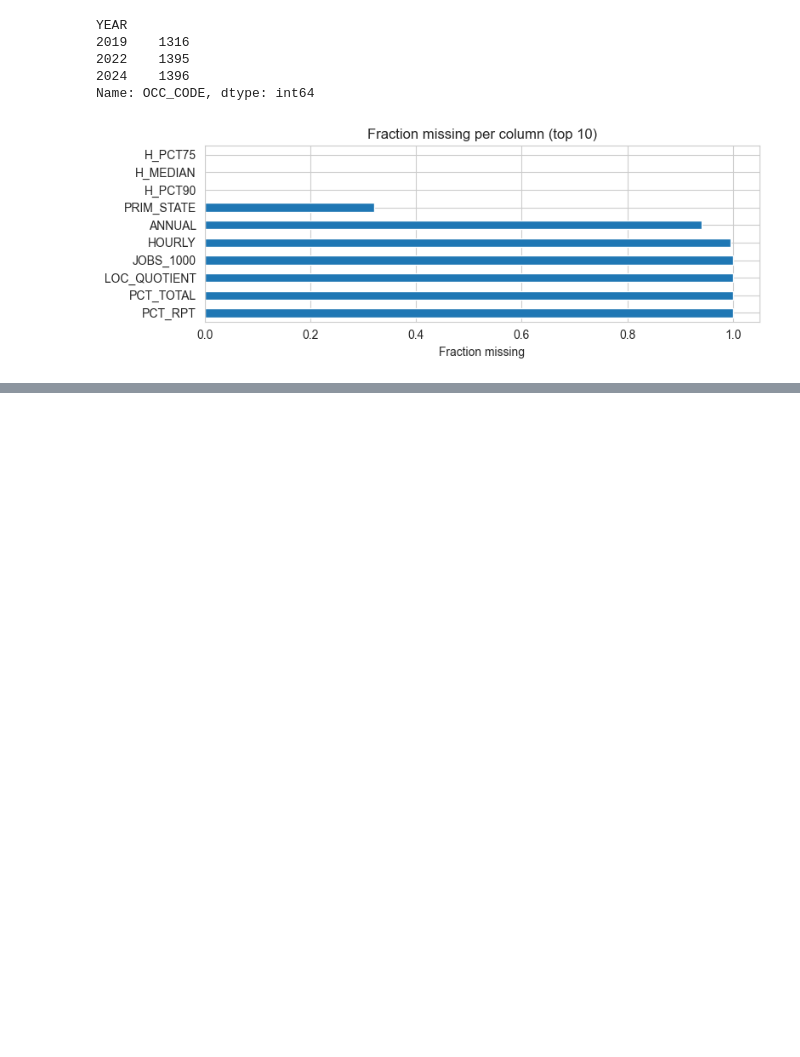
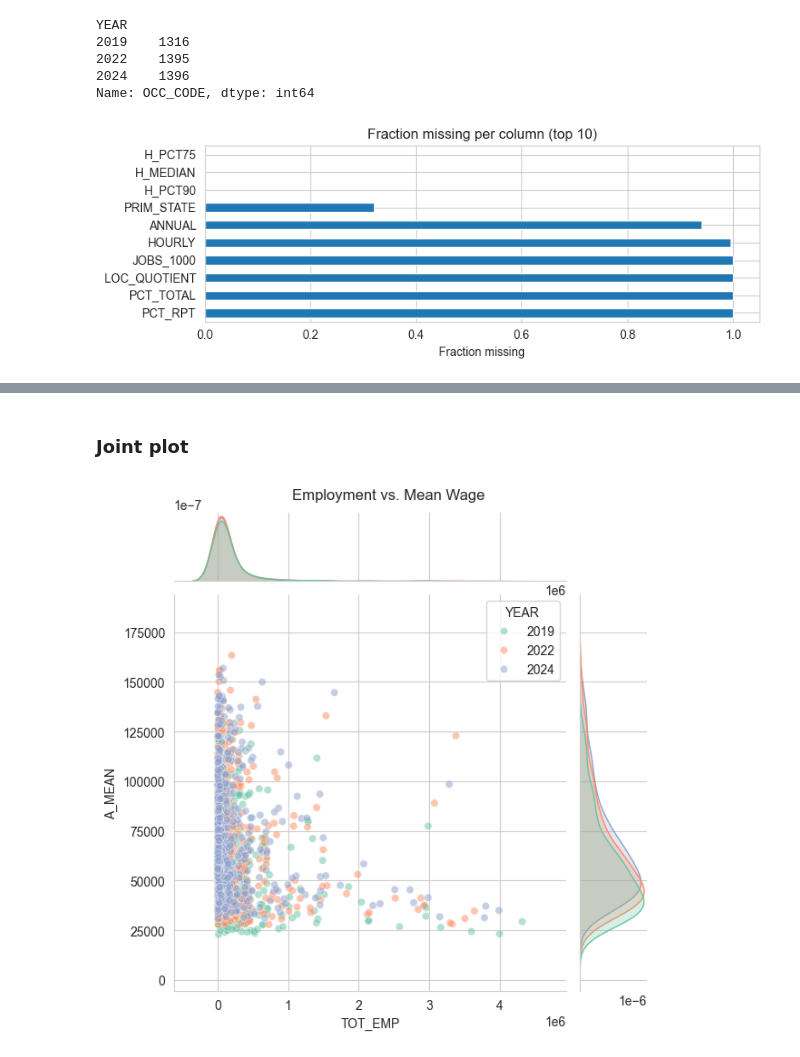
Before and after one commit to axtex/255-AI, a Jupyter notebook: notebooks/eda/01_bls.ipynb, the cells around one changed output, grey strips where cells are left out. Saved outputs shown, nothing was run; the diff lists cells and outputs as text; code cells hidden in the pictures; blank space fills up the shorter version.

```diff
--- a/notebooks/eda/01_bls.ipynb
+++ b/notebooks/eda/01_bls.ipynb
@@ -243,0 +313,8 @@ plt.show()
+# %% [markdown]
+### Joint plot
+# %%
+sns.jointplot(x="TOT_EMP", y="A_MEAN", hue="YEAR", data=pair_df, palette="Set2", alpha=0.5)
+plt.suptitle("Employment vs. Mean Wage", y=1.02)
+plt.show()
+# %% [output]
+[figure, added]
```
Also changed, not shown: parts of 14 cells of this notebook, 2 other files.
